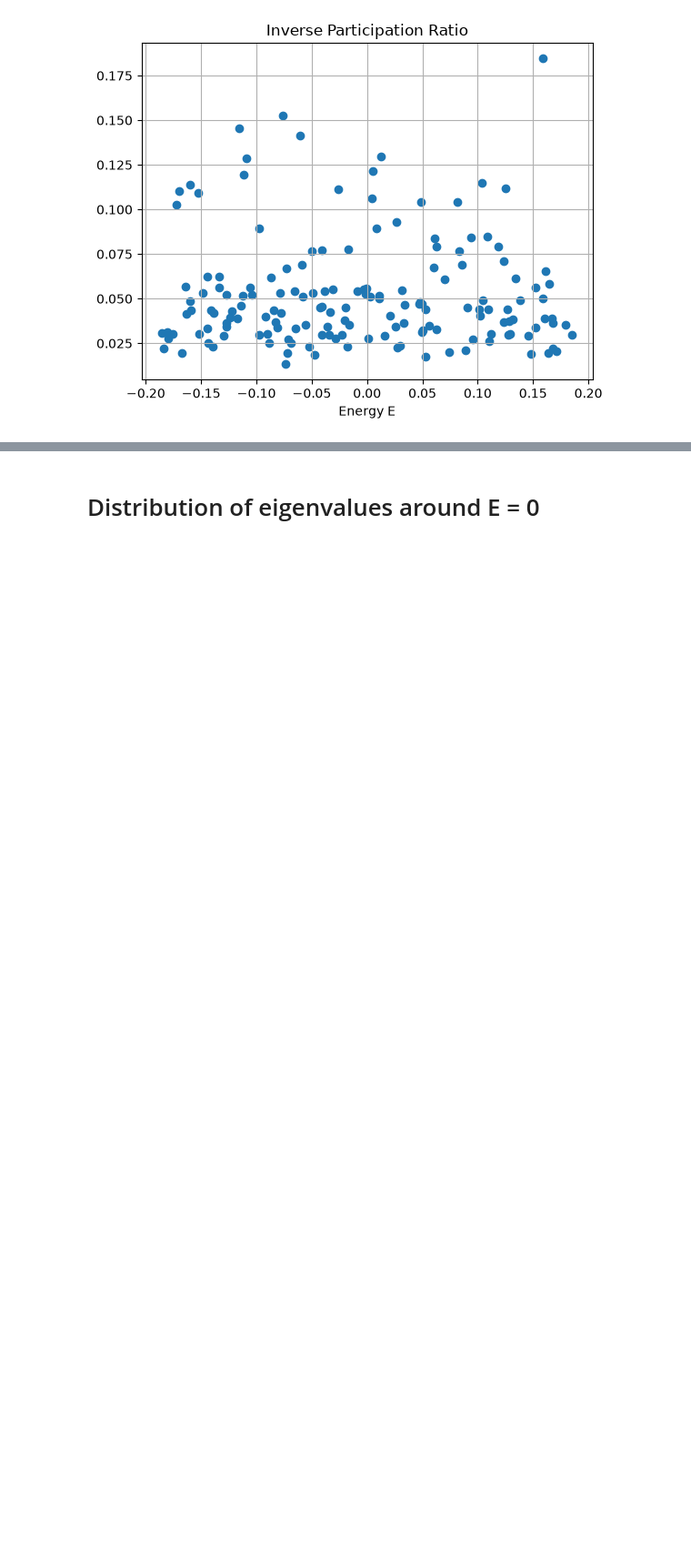
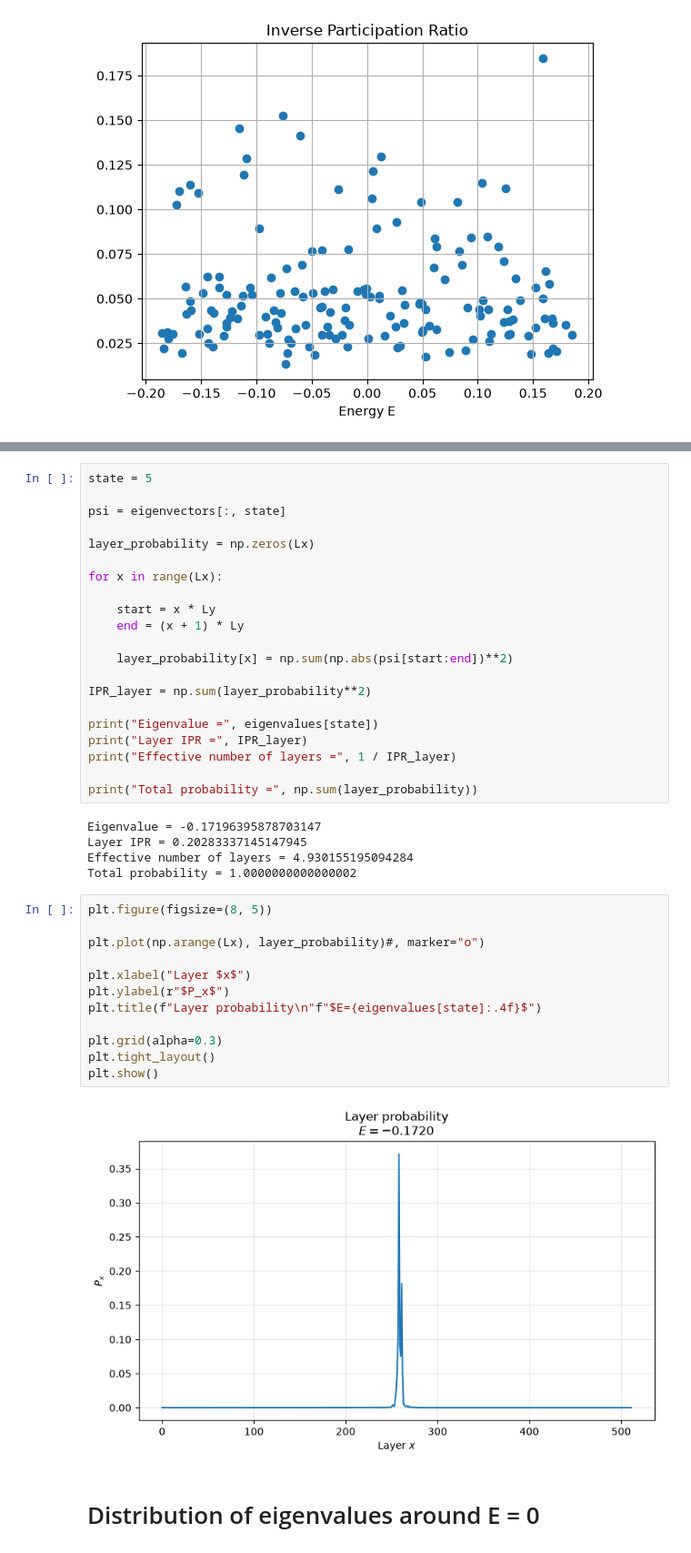
Before and after one commit to Susanta3006/Anderson-Localization, a Jupyter notebook: Tight Binding Model.ipynb, the cells around one changed output, grey strips where cells are left out. Shown at 91% size. Cells and saved outputs as stored; diff of their text form; blank space fills up the shorter version.

Commit message:
Layer-resoved IPR

```diff
--- a/Tight Binding Model.ipynb
+++ b/Tight Binding Model.ipynb
@@ -388,3 +401,43 @@ plt.show()
+# %%
+state = 5
+
+psi = eigenvectors[:, state]
+
+layer_probability = np.zeros(Lx)
+
+for x in range(Lx):
+
+    start = x * Ly
+    end = (x + 1) * Ly
+
+    layer_probability[x] = np.sum(np.abs(psi[start:end])**2)
+
+IPR_layer = np.sum(layer_probability**2)
+
+print("Eigenvalue =", eigenvalues[state])
+print("Layer IPR =", IPR_layer)
+print("Effective number of layers =", 1 / IPR_layer)
+
+print("Total probability =", np.sum(layer_probability))
+# %% [output]
+Eigenvalue = -0.17196395878703147
+Layer IPR = 0.20283337145147945
+Effective number of layers = 4.930155195094284
+Total probability = 1.0000000000000002
+# %%
+plt.figure(figsize=(8, 5))
+
+plt.plot(np.arange(Lx), layer_probability)#, marker="o")
+
+plt.xlabel("Layer $x$")
+plt.ylabel(r"$P_x$")
+plt.title(f"Layer probability\n"f"$E={eigenvalues[state]:.4f}$")
+
+plt.grid(alpha=0.3)
+plt.tight_layout()
+plt.show()
+# %% [output]
+[figure, added]
 # %% [markdown]
 # Distribution of eigenvalues around E = 0
 # %%
```
Also changed, not shown: parts of 7 cells of this notebook.
